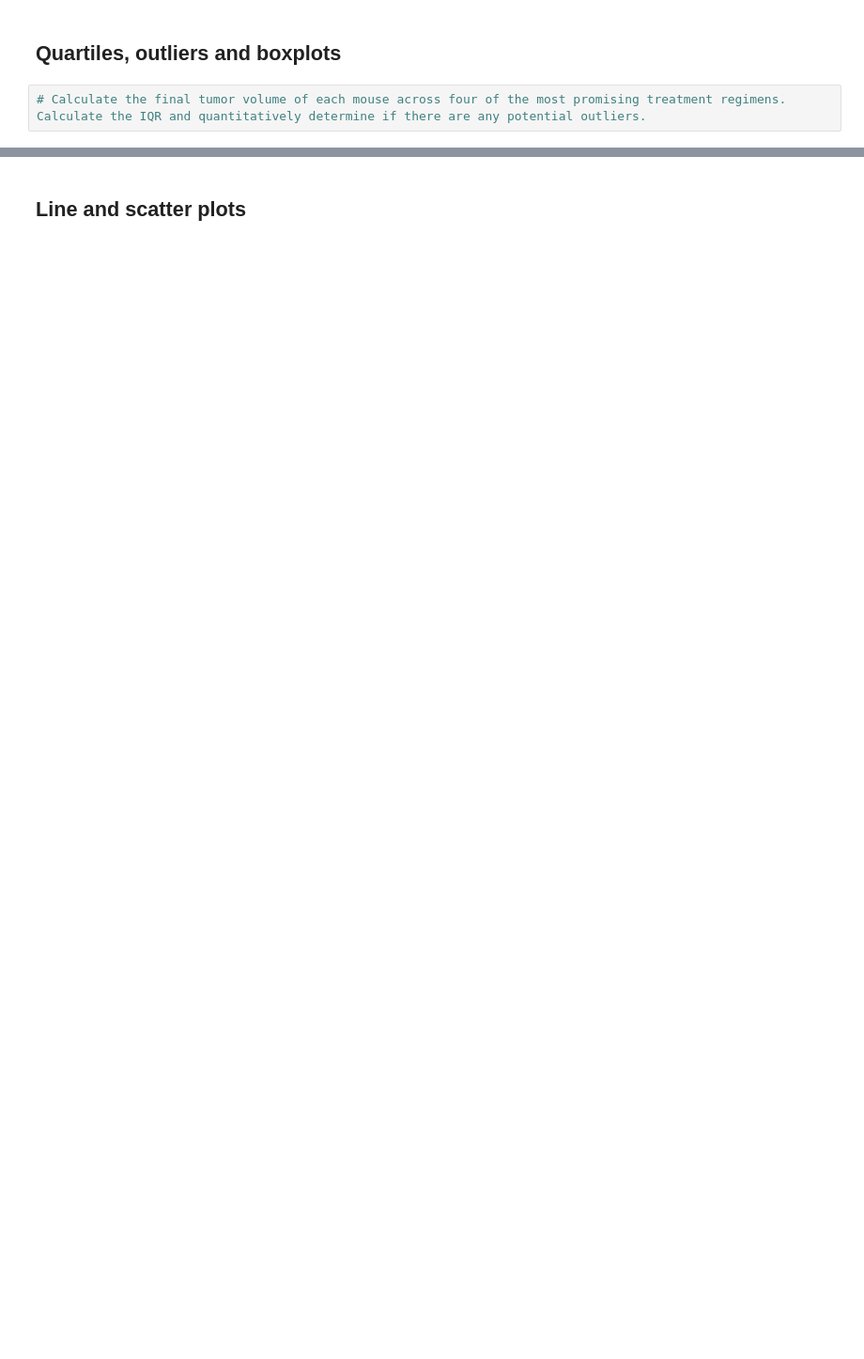
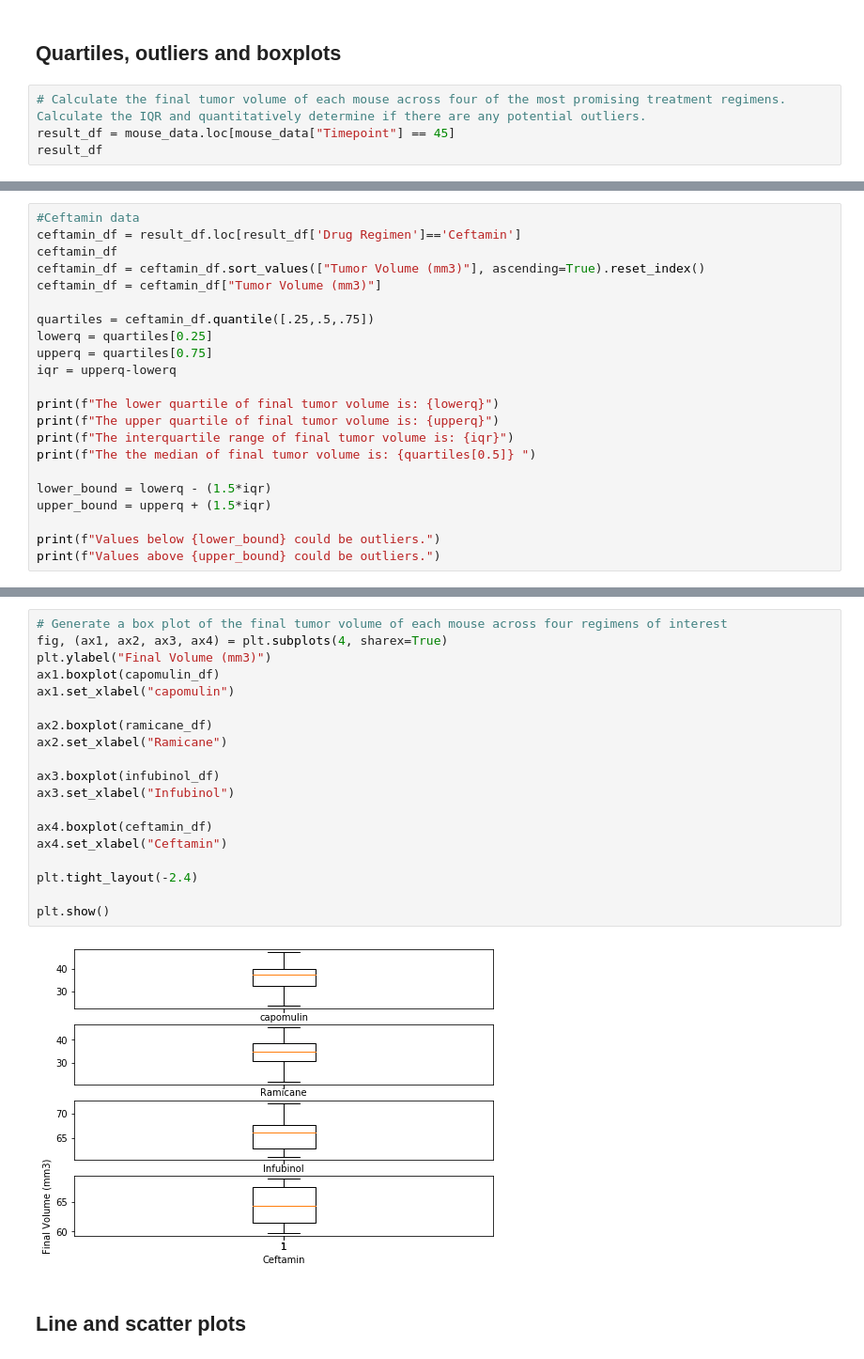
Before and after one commit to ashwinabraham34/Matplotlib-project, a Jupyter notebook: pymaceuticals_starter.ipynb, the cells around one changed output, grey strips where cells are left out. Shown at 94% size. Saved outputs shown, nothing was run; the diff lists cells and outputs as text; blank space fills up the shorter version.

```diff
--- a/pymaceuticals_starter.ipynb
+++ b/pymaceuticals_starter.ipynb
@@ -145,3 +137,5 @@ plt.pie(gendercount_pyplot, explode=explode, labels=labels, colors=colors,
 ## Quartiles, outliers and boxplots
 # %%
 # Calculate the final tumor volume of each mouse across four of the most promising treatment regimens. Calculate the IQR and quantitatively determine if there are any potential outliers.
+result_df = mouse_data.loc[mouse_data["Timepoint"] == 45]
+result_df
@@ -149,0 +246,22 @@ plt.pie(gendercount_pyplot, explode=explode, labels=labels, colors=colors,
+# %%
+#Ceftamin data
+ceftamin_df = result_df.loc[result_df['Drug Regimen']=='Ceftamin']
+ceftamin_df
+ceftamin_df = ceftamin_df.sort_values(["Tumor Volume (mm3)"], ascending=True).reset_index()
+ceftamin_df = ceftamin_df["Tumor Volume (mm3)"]
+
+quartiles = ceftamin_df.quantile([.25,.5,.75])
+lowerq = quartiles[0.25]
+upperq = quartiles[0.75]
+iqr = upperq-lowerq
+
+print(f"The lower quartile of final tumor volume is: {lowerq}")
+print(f"The upper quartile of final tumor volume is: {upperq}")
+print(f"The interquartile range of final tumor volume is: {iqr}")
+print(f"The the median of final tumor volume is: {quartiles[0.5]} ")
+
+lower_bound = lowerq - (1.5*iqr)
+upper_bound = upperq + (1.5*iqr)
+
+print(f"Values below {lower_bound} could be outliers.")
+print(f"Values above {upper_bound} could be outliers.")
@@ -150,2 +275,23 @@ plt.pie(gendercount_pyplot, explode=explode, labels=labels, colors=colors,
+# %%
+# Generate a box plot of the final tumor volume of each mouse across four regimens of interest
+fig, (ax1, ax2, ax3, ax4) = plt.subplots(4, sharex=True)
+plt.ylabel("Final Volume (mm3)")
+ax1.boxplot(capomulin_df)
+ax1.set_xlabel("capomulin")
+
+ax2.boxplot(ramicane_df)
+ax2.set_xlabel("Ramicane")
+
+ax3.boxplot(infubinol_df)
+ax3.set_xlabel("Infubinol")
+
+ax4.boxplot(ceftamin_df)
+ax4.set_xlabel("Ceftamin")
+
+plt.tight_layout(-2.4)
+
+plt.show()
+# %% [output]
+[figure, added]
 # %% [markdown]
 ## Line and scatter plots
```
Also changed, not shown: parts of 19 cells of this notebook.
